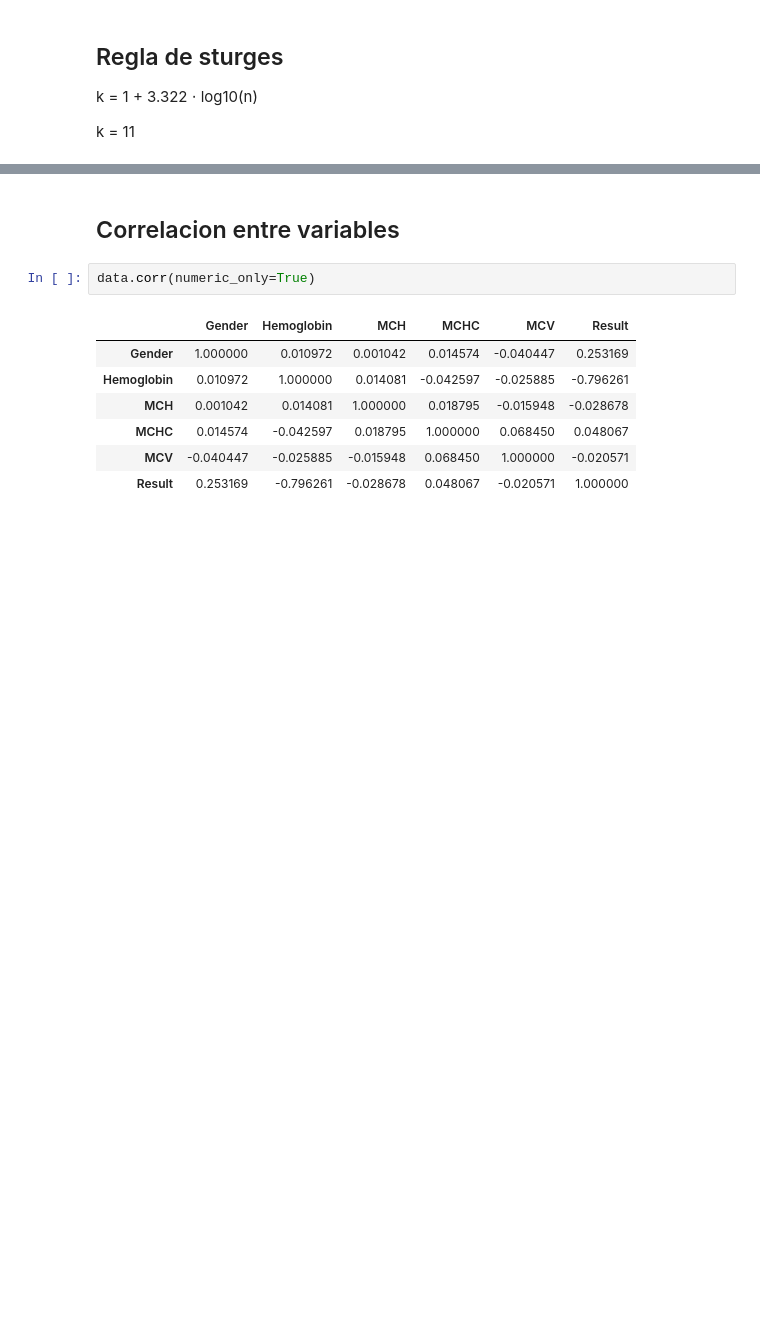
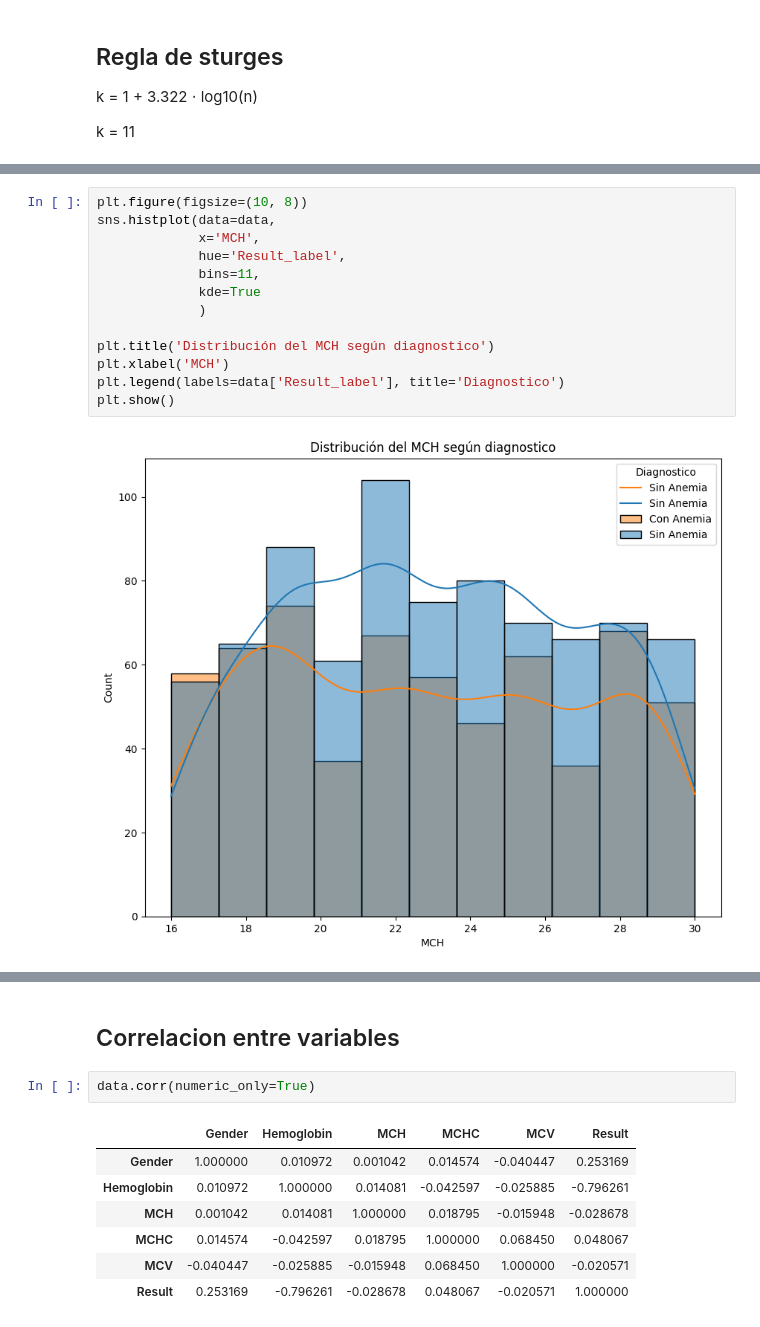
Before and after one commit to ezeperezds/Anemia-Prediction-System, a Jupyter notebook: notebooks/01_eda.ipynb, the cells around one changed output, grey strips where cells are left out. Drawn from its saved outputs; the diff is of its cells as text; blank space fills up the shorter version.

```diff
--- a/notebooks/01_eda.ipynb
+++ b/notebooks/01_eda.ipynb
@@ -169,0 +170,15 @@ plt.show()
+# %%
+plt.figure(figsize=(10, 8))
+sns.histplot(data=data,
+             x='MCH',
+             hue='Result_label',
+             bins=11,
+             kde=True
+             )
+
+plt.title('Distribución del MCH según diagnostico')
+plt.xlabel('MCH')
+plt.legend(labels=data['Result_label'], title='Diagnostico')
+plt.show()
+# %% [output]
+[figure, added]
```
Also changed, not shown: parts of 15 cells of this notebook.
